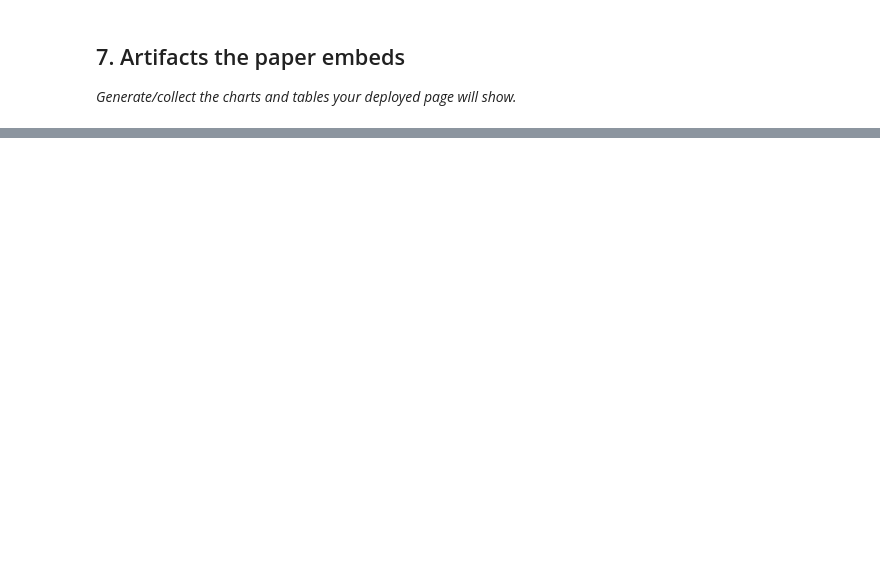
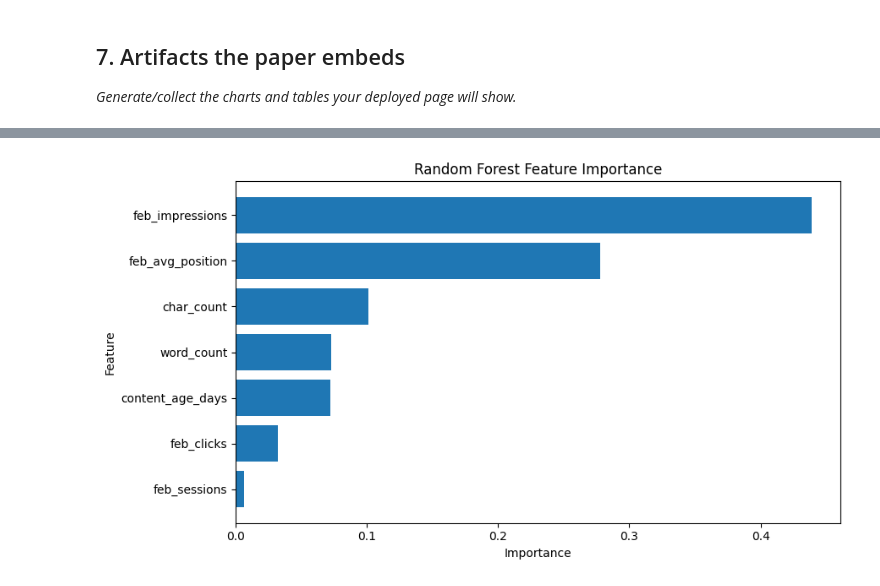
Before and after one commit to ahmed-morad15/flyrank-ml-internship, a Jupyter notebook: work/notebooks/capstone.ipynb, the cells around one changed output, grey strips where cells are left out. Cells and saved outputs as stored; diff of their text form; code cells hidden in the pictures; blank space fills up the shorter version.

```diff
--- a/work/notebooks/capstone.ipynb
+++ b/work/notebooks/capstone.ipynb
@@ -24,0 +682,18 @@ This skeleton is yours to fill. Work the sections **in order** — each one has
+# %%
+# Inspect Random Forest feature importance
+
+rf_model = models["random_forest"]
+
+importance_df = pd.DataFrame({
+    "feature": feature_columns,
+    "importance": rf_model.feature_importances_
+}).sort_values(
+    "importance",
+    ascending=False
+)
+
+display(importance_df)
+
+print("\nTop features:")
+for _, row in importance_df.iterrows():
+    print(f"{row['feature']}: {row['importance']:.4f}")
@@ -36,0 +873,21 @@ This skeleton is yours to fill. Work the sections **in order** — each one has
+# %%
+# Artifact 2: Random Forest feature importance
+
+top_importance = (
+    importance_df
+    .sort_values("importance", ascending=True)
+)
+
+plt.figure(figsize=(9, 5))
+plt.barh(
+    top_importance["feature"],
+    top_importance["importance"]
+)
+
+plt.xlabel("Importance")
+plt.ylabel("Feature")
+plt.title("Random Forest Feature Importance")
+plt.tight_layout()
+plt.show()
+# %% [output]
+[figure, added]
```
Also changed, not shown: parts of 47 cells of this notebook.
